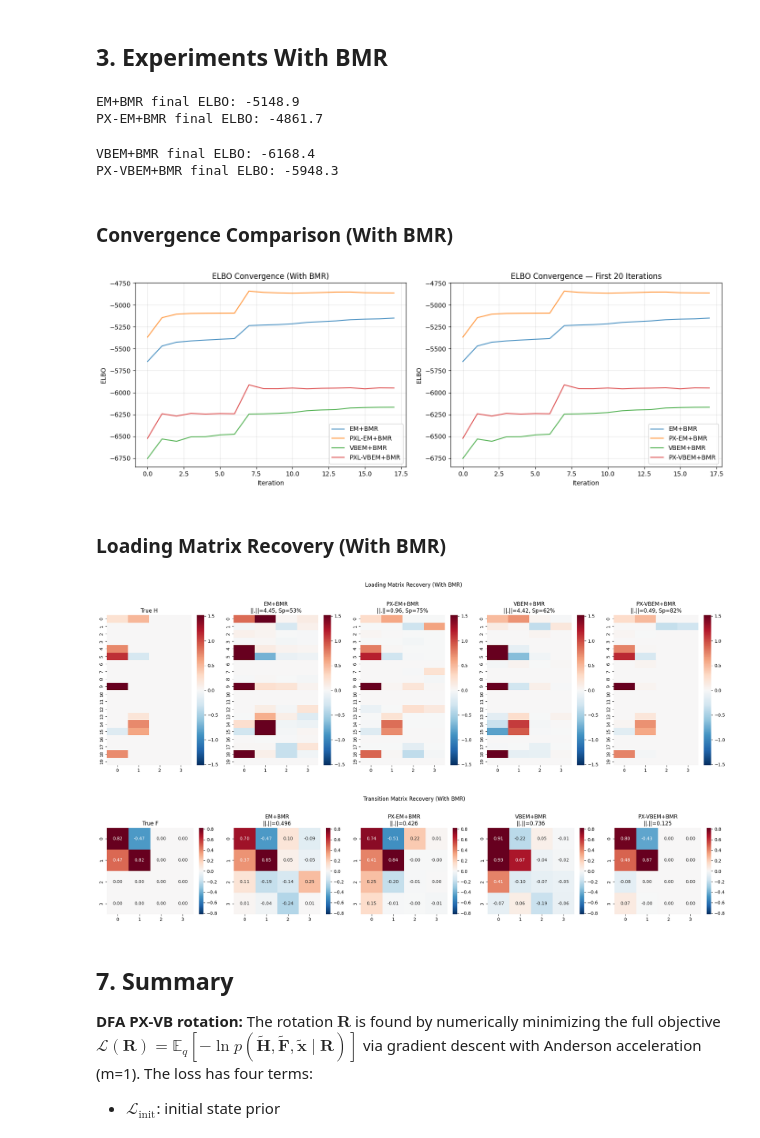
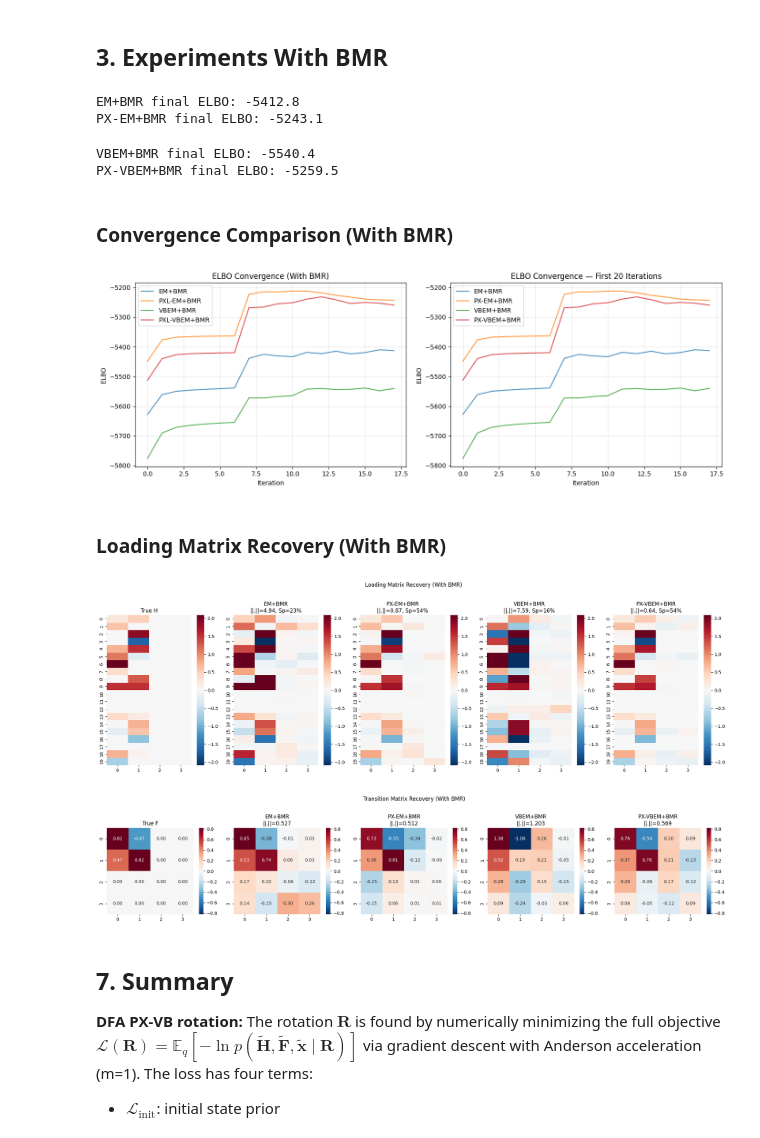
Before and after one commit to dimarkov/sppcax, a Jupyter notebook: examples/test_px_em_dfa.ipynb, the cells around one changed output. Drawn from its saved outputs; the diff is of its cells as text; code cells hidden in the pictures.

```diff
--- a/examples/test_px_em_dfa.ipynb
+++ b/examples/test_px_em_dfa.ipynb
@@ -62,7 +62,7 @@ Q_true = jnp.eye(K)
 
 # True sparse loading matrix
 key, k1, k2 = jr.split(key, 3)
-H_true = jr.normal(k1, (D, K)) * jr.bernoulli(k2, p=0.3, shape=(D, K))
+H_true = jr.normal(k1, (D, K)) * jr.bernoulli(k2, p=0.5, shape=(D, K))
 
 # True diagonal noise covariance
 key, k1 = jr.split(key)
@@ -263,9 +263,11 @@ plt.tight_layout()
 NUM_ITERS_BMR = 20
 use_ard = True
 
+comp_dim = 2 * K
+
 # --- Standard EM + BMR ---
 model_bmr = BDFA(
-    2 * K,
+    comp_dim,
     D,
     has_ard=use_ard, use_bmr=True, use_px=False,
 )
@@ -277,19 +279,19 @@ print(f"EM+BMR final ELBO: {elbos_em_bmr[-1]:.1f}")
 
 # --- PX-EM + BMR ---
 model_bmr2 = BDFA(
-    2 * K, D,
+    comp_dim, D,
     has_ard=use_ard, use_bmr=True, use_px=True
 )
 params_pxl_bmr, elbos_pxl_bmr = model_bmr2.fit_em(
     params_init_bmr, props_bmr, y_obs, k2, num_iters=NUM_ITERS_BMR, bmr_start_iter=8)
 print(f"PX-EM+BMR final ELBO: {elbos_pxl_bmr[-1]:.1f}")
 # %% [output]
-EM+BMR final ELBO: -5148.9
-PX-EM+BMR final ELBO: -4861.7
+EM+BMR final ELBO: -5412.8
+PX-EM+BMR final ELBO: -5243.1
 # %%
 # --- Standard VBEM + BMR ---
 model_bmr3 = BDFA(
-    2 * K,
+    comp_dim,
     D,
     has_ard=use_ard, use_bmr=True, use_px=False,
 )
@@ -301,7 +303,7 @@ print(f"VBEM+BMR final ELBO: {elbos_vbem_bmr[-1]:.1f}")
 
 # --- PXL-VBEM + BMR ---
 model_bmr4 = BDFA(
-    2 * K,
+    comp_dim,
     D,
     has_ard=use_ard, use_bmr=True, use_px=True
 )
@@ -309,8 +311,8 @@ params_pxl_vb_bmr, elbos_pxl_vb_bmr = model_bmr4.fit_vbem(
     params_vbem_bmr_init, props_vbem_bmr, y_obs, k2, num_iters=NUM_ITERS_BMR, bmr_start_iter=8)
 print(f"PX-VBEM+BMR final ELBO: {elbos_pxl_vb_bmr[-1]:.1f}")
 # %% [output]
-VBEM+BMR final ELBO: -6168.4
-PX-VBEM+BMR final ELBO: -5948.3
+VBEM+BMR final ELBO: -5540.4
+PX-VBEM+BMR final ELBO: -5259.5
 # %% [markdown]
 ### Convergence Comparison (With BMR)
 # %%
@@ -340,7 +342,7 @@ ax.grid(True, alpha=0.3)
 
 plt.tight_layout()
 # %% [output]
-[figure, old version]
+[figure, new version]
 # %% [markdown]
 ### Loading Matrix Recovery (With BMR)
 # %%
@@ -355,42 +357,42 @@ results_bmr = {
 fig, axes = plt.subplots(1, 5, figsize=(20, 6))
 vmax = jnp.abs(H_true).max()
 
-sns.heatmap(jnp.pad(H_true, [(0, 0), (0, K)]), ax=axes[0], cmap='RdBu_r', center=0, vmin=-vmax, vmax=vmax)
+sns.heatmap(jnp.pad(H_true, [(0, 0), (0, comp_dim - K)]), ax=axes[0], cmap='RdBu_r', center=0, vmin=-vmax, vmax=vmax)
 axes[0].set_title('True H')
 
 procrustes_Rs_bmr = {}
 for idx, (name, p) in enumerate(results_bmr.items()):
     H_aligned, disparity, R = procrustes_similarity(p.emissions.weights, H_true)
     procrustes_Rs_bmr[name] = R
     sparsity = jnp.mean(jnp.abs(p.emissions.weights) < 0.05)
     sns.heatmap(H_aligned, ax=axes[idx + 1], cmap='RdBu_r', center=0, vmin=-vmax, vmax=vmax)
     axes[idx + 1].set_title(f'{name}\n||.||={disparity:.2f}, Sp={sparsity:.0%}')
 
 plt.suptitle('Loading Matrix Recovery (With BMR)', y=1.02)
 plt.tight_layout()
 
 # Transition matrix recovery
 K_bmr = params_em_bmr.dynamics.weights.shape[0]
 F_true_bmr = F_true[:K_bmr, :K_bmr] if K_bmr <= K_true else jnp.pad(F_true, [(0, K_bmr - K_true)] * 2)
 
 fig, axes = plt.subplots(1, 5, figsize=(20, 4))
 vmax_f = max(jnp.abs(F_true).max(), 0.5)
 
 sns.heatmap(F_true_bmr, ax=axes[0], cmap='RdBu_r', center=0, vmin=-vmax_f, vmax=vmax_f, annot=True, fmt='.2f')
 axes[0].set_title('True F')
 
 for idx, (name, p) in enumerate(results_bmr.items()):
     R = procrustes_Rs_bmr[name]
     F_aligned = R.T @ p.dynamics.weights @ R
     err = jnp.linalg.norm(F_aligned - F_true_bmr, 'fro')
     sns.heatmap(F_aligned, ax=axes[idx + 1], cmap='RdBu_r', center=0, vmin=-vmax_f, vmax=vmax_f, annot=True, fmt='.2f')
     axes[idx + 1].set_title(f'{name}\n||.||={err:.3f}')
 
 plt.suptitle('Transition Matrix Recovery (With BMR)', y=1.02)
 plt.tight_layout()
 # %% [output]
-[figure, old version]
+[figure, new version]
-[figure, old version]
+[figure, new version]
 # %% [markdown]
 ## 7. Summary
 
```
Also changed, not shown: parts of 5 cells of this notebook, 10 other files.
